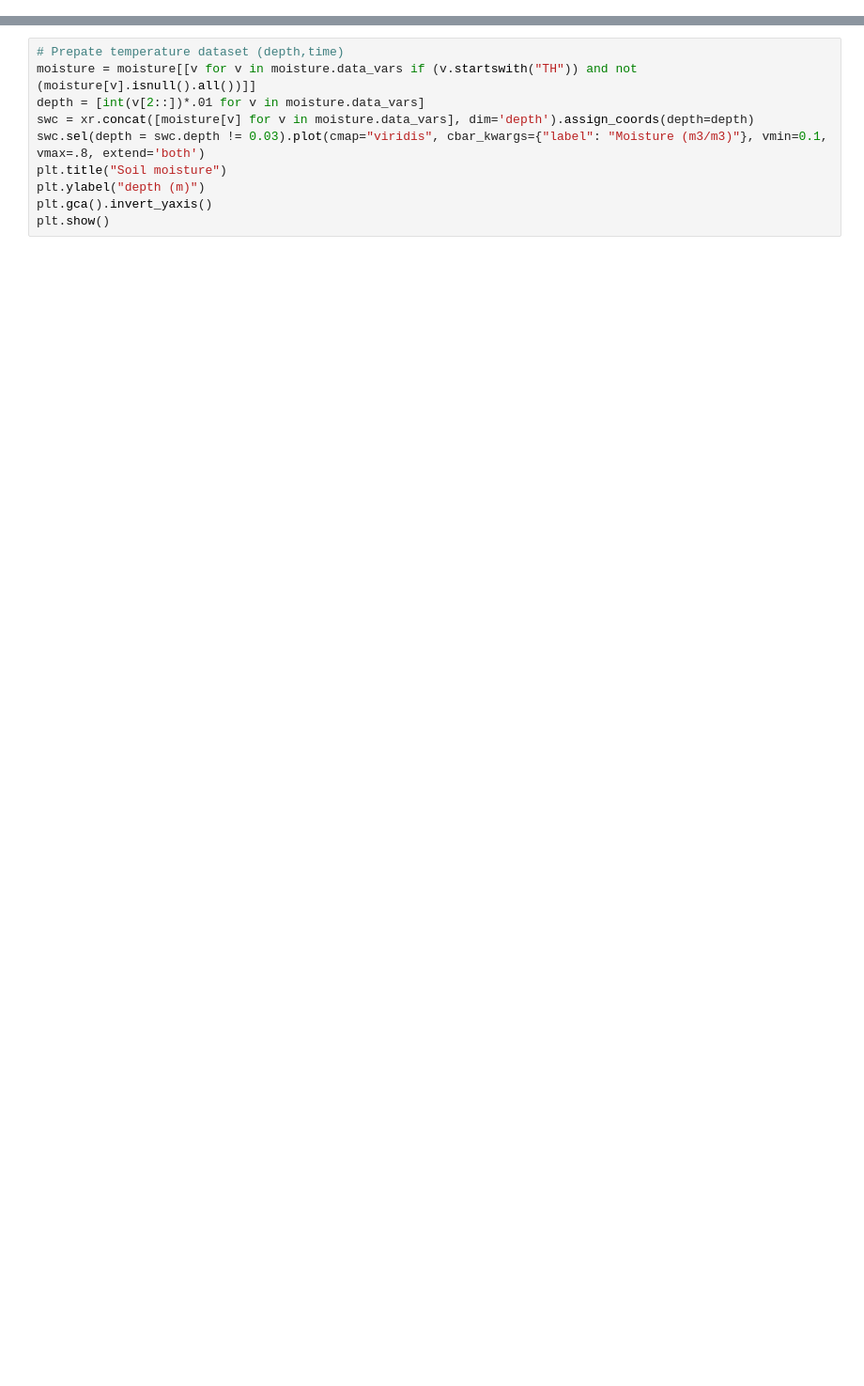
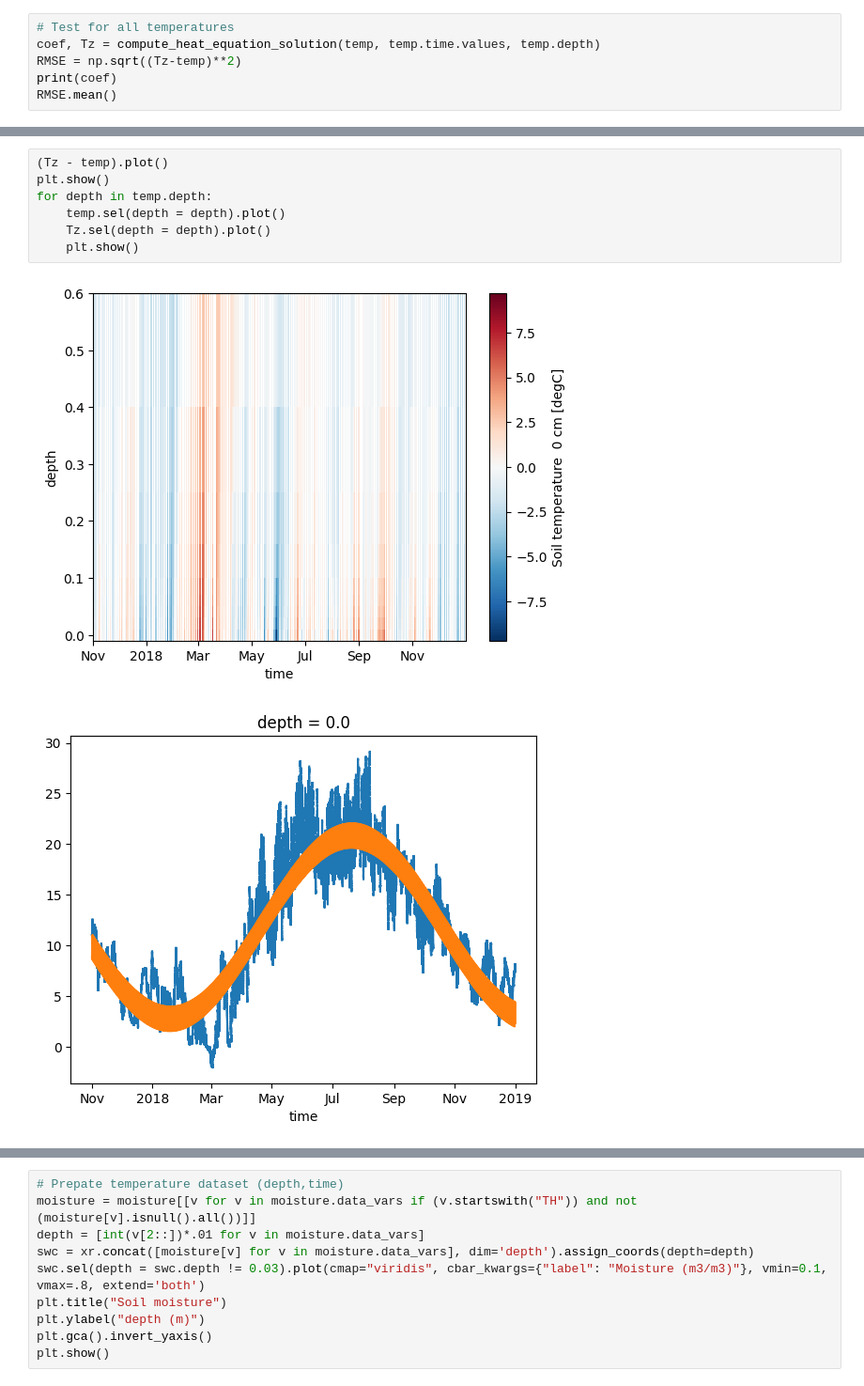
Before and after one commit to Alvaro-Morion/OSVAS, a Jupyter notebook: scripts/notebooks/profiles_test.ipynb, the cells around one changed output, grey strips where cells are left out. Shown at 94% size. Drawn from its saved outputs; the diff is of its cells as text; blank space fills up the shorter version.

Commit message:
Temperature profile analytical solution

```diff
--- a/scripts/notebooks/profiles_test.ipynb
+++ b/scripts/notebooks/profiles_test.ipynb
@@ -138,0 +309,6 @@ plt.show()
+# %%
+# Test for all temperatures
+coef, Tz = compute_heat_equation_solution(temp, temp.time.values, temp.depth)
+RMSE = np.sqrt((Tz-temp)**2)
+print(coef)
+RMSE.mean()
@@ -138,0 +325,10 @@ plt.show()
+# %%
+(Tz - temp).plot()
+plt.show()
+for depth in temp.depth:
+    temp.sel(depth = depth).plot()
+    Tz.sel(depth = depth).plot()
+    plt.show()
+# %% [output]
+[figure, added]
+[figure, added]
```
Also changed, not shown: parts of 14 cells of this notebook, 1 other file.
